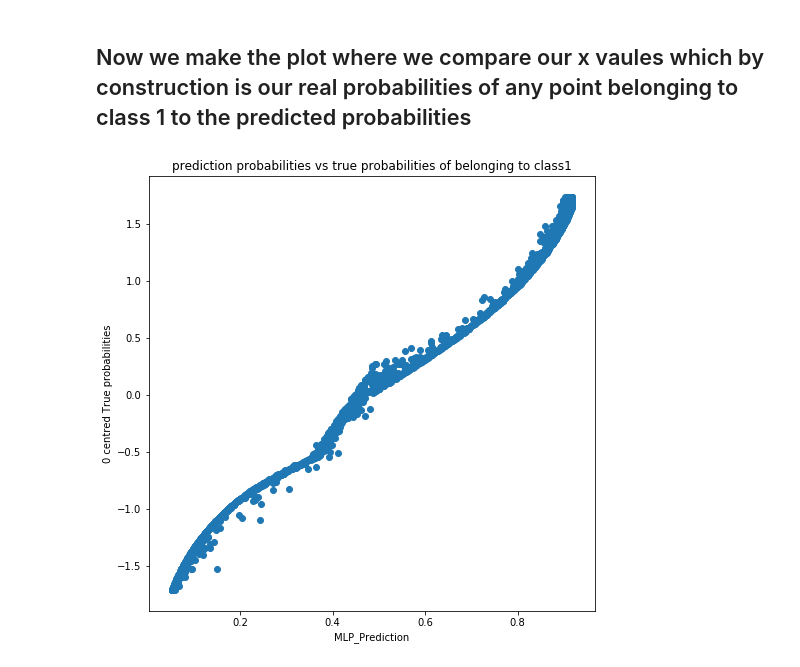
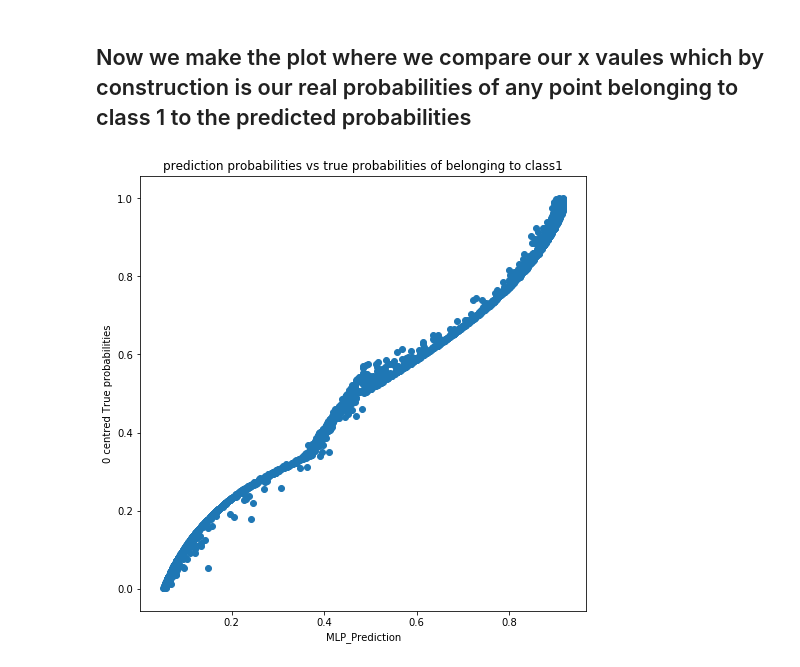
Before and after one commit to TSHTUM007/Masters_project, a Jupyter notebook: data_construct.ipynb, the cells around one changed output. Saved outputs shown, nothing was run; the diff lists cells and outputs as text; code cells hidden in the pictures.

```diff
--- a/data_construct.ipynb
+++ b/data_construct.ipynb
@@ -56,13 +57,13 @@ Y=np.concatenate((Y1, Y2), axis=0)
 x=np.concatenate((x0, x1), axis=0)
 y=np.concatenate((y0, y1), axis=0)
 
-X=np.stack((x, y), axis=1)
+X=np.stack((x, y), axis=-1)
 
 
 X = np.asarray(X)
 Y = np.asarray(Y)
 
-X = scale(X)
+#X = scale(X)
 X = X.astype(float)
 Y = Y.astype(float)
 
@@ -218,9 +226,12 @@ P1=np.stack((P[:,0],P[:,1]), axis=1)
+# %%
+Pred_prob=clf.predict_proba(X_test)
+X_true=scaler.inverse_transform(X_test, copy=None)
 # %%
 plt.figure(figsize=(8,8))
 plt.title('prediction probabilities vs true probabilities of belonging to class1')
-plt.scatter(P1[:,0],X_test[:,0])
+plt.scatter(Pred_prob[:,0],X_true[:,0])
 plt.xlabel('MLP_Prediction')
 plt.ylabel('0 centred True probabilities')
 plt.show()
 # %% [output]
-[figure, old version]
+[figure, new version]
```
Also changed, not shown: parts of 4 cells of this notebook.
